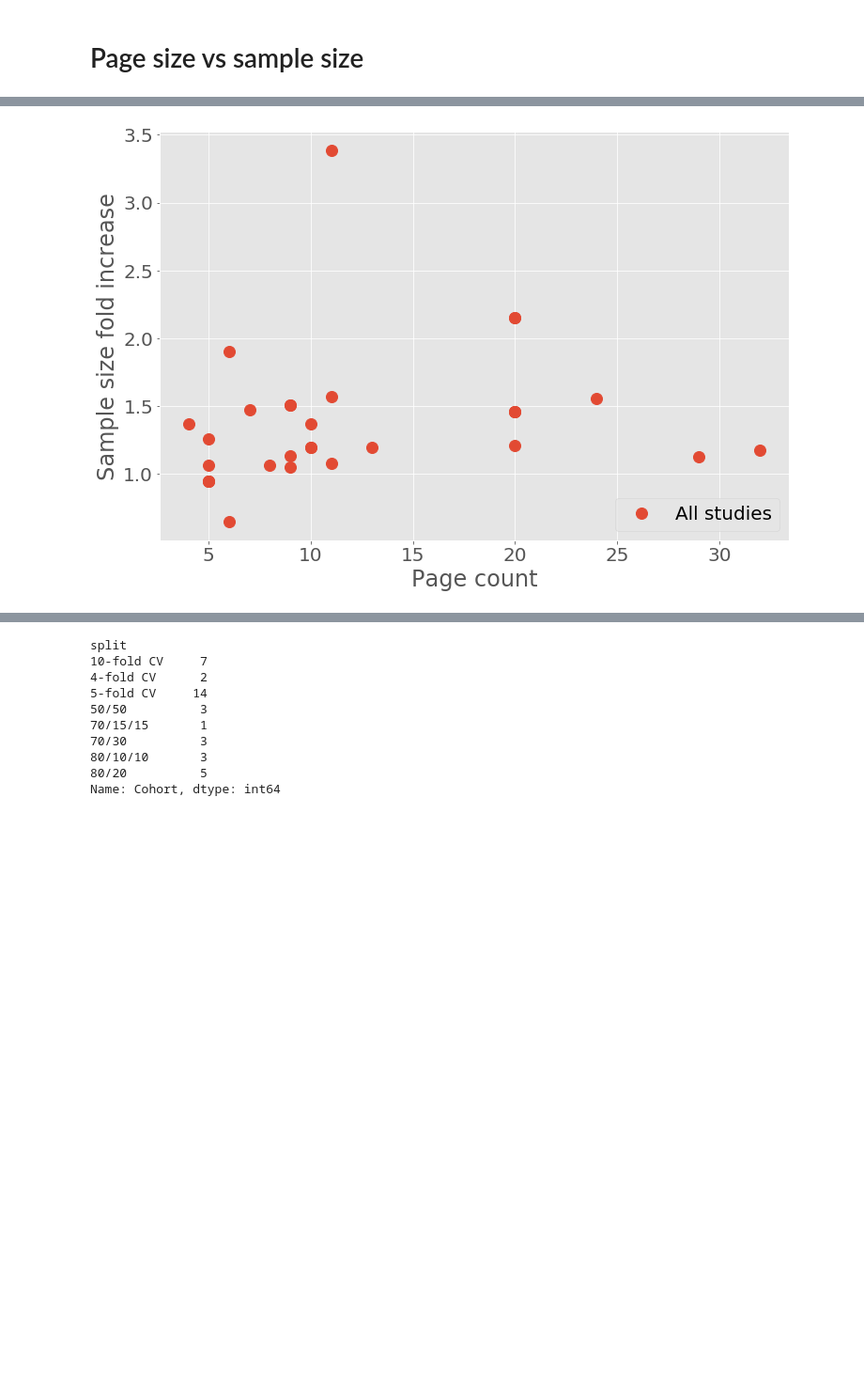
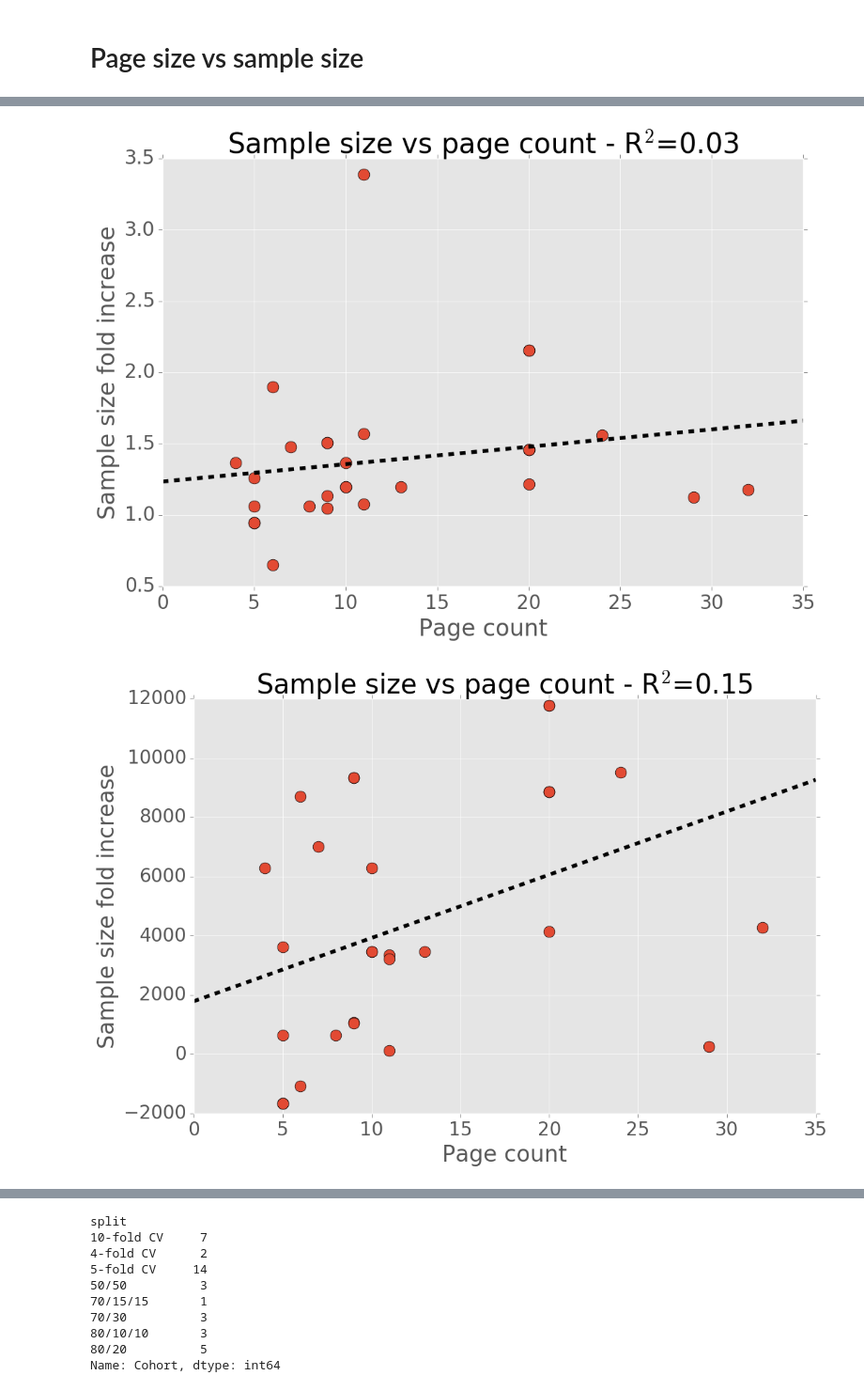
Before and after one commit to alistairewj/reproducibility-mimic, a Jupyter notebook: notebooks/generate-figures.ipynb, the cells around one changed output, grey strips where cells are left out. Shown: that part at 94% size. Drawn from its saved outputs; the diff is of its cells as text; code cells hidden in the pictures; blank space fills up the shorter version.

```diff
--- a/notebooks/generate-figures.ipynb
+++ b/notebooks/generate-figures.ipynb
@@ -18,8 +18,8 @@ font = {'family' : 'DejaVu Sans',
         'size'   : 20}
 matplotlib.rc('font', **font)
 # %%
-df1 = pd.read_csv('../results_hospmort.csv', na_values=['-'])
-df2 = pd.read_csv('../results_othermort.csv', na_values=['-'])
+df1 = pd.read_csv('results_hospmort.csv', na_values=['-'])
+df2 = pd.read_csv('results_othermort.csv', na_values=['-'])
 df = pd.concat([df1, df2])
 # %%
 # plot bar chart
@@ -327,23 +382,42 @@ df
 # %%
-
+# ignore studies with fixed sample size
 studies_ignore = ['caballero2015dynamically',
                   'che2016recurrent','ding2016mortality',
                   'johnson2012patient', 'johnson2014data']
 idxIgnore = np.in1d(df['Cohort'], studies_ignore)
 
+# repeat for different transforms of sample size
+yi = [df.loc[~idxIgnore,'N_Repro']/df.loc[~idxIgnore,'N_Study'],
+     df.loc[~idxIgnore,'N_Repro']-df.loc[~idxIgnore,'N_Study'],
+     np.log(df.loc[~idxIgnore,'N_Repro']/df.loc[~idxIgnore,'N_Study'])]
 
-# scatter plot
-xi = np.arange(0.5, 2.6, 0.1)
-plt.figure(figsize=[12,8])
-plt.plot(df.loc[~idxIgnore,'pages'],df.loc[~idxIgnore,'N_Repro']/df.loc[~idxIgnore,'N_Study'], marker='o', markersize=12, linestyle='none',
-         label='All studies')
+X = df.loc[~idxIgnore,'pages'].values.reshape(-1,1)
+N = X.shape[0]
 
-#plt.plot([0, 50], [0, 50], 'k--', linewidth=2)
-plt.xlabel('Page count')
-plt.ylabel('Sample size fold increase')
+xi = np.asarray([0,35]).reshape(-1,1)
+for y in yi:
 
-plt.legend(loc='lower right')
+    # scatter plot
+    plt.figure(figsize=[12,8])
+    plt.plot(X, y,
+             marker='o', markersize=12, linestyle='none',
+             label='All studies')
 
-plt.show()
+    # plot line of best fit
+    mdl = linear_model.LinearRegression()
+    mdl.fit(X, y.values)
+
+    plt.plot(xi, mdl.predict(xi), 'k--',linewidth=4)
+
+    #plt.plot([0, 50], [0, 50], 'k--', linewidth=2)
+    plt.title('Sample size vs page count - R$^2$={:0.2f}'.format(
+    metrics.r2_score(y,mdl.predict(X))))
+    plt.xlabel('Page count')
+    plt.ylabel('Sample size fold increase')
+
+    #plt.legend(loc='lower right')
+
+    plt.show()
 # %% [output]
-[figure, old version]
+[figure, new version]
+[figure, added]
```
Also changed, not shown: parts of 17 cells of this notebook.
